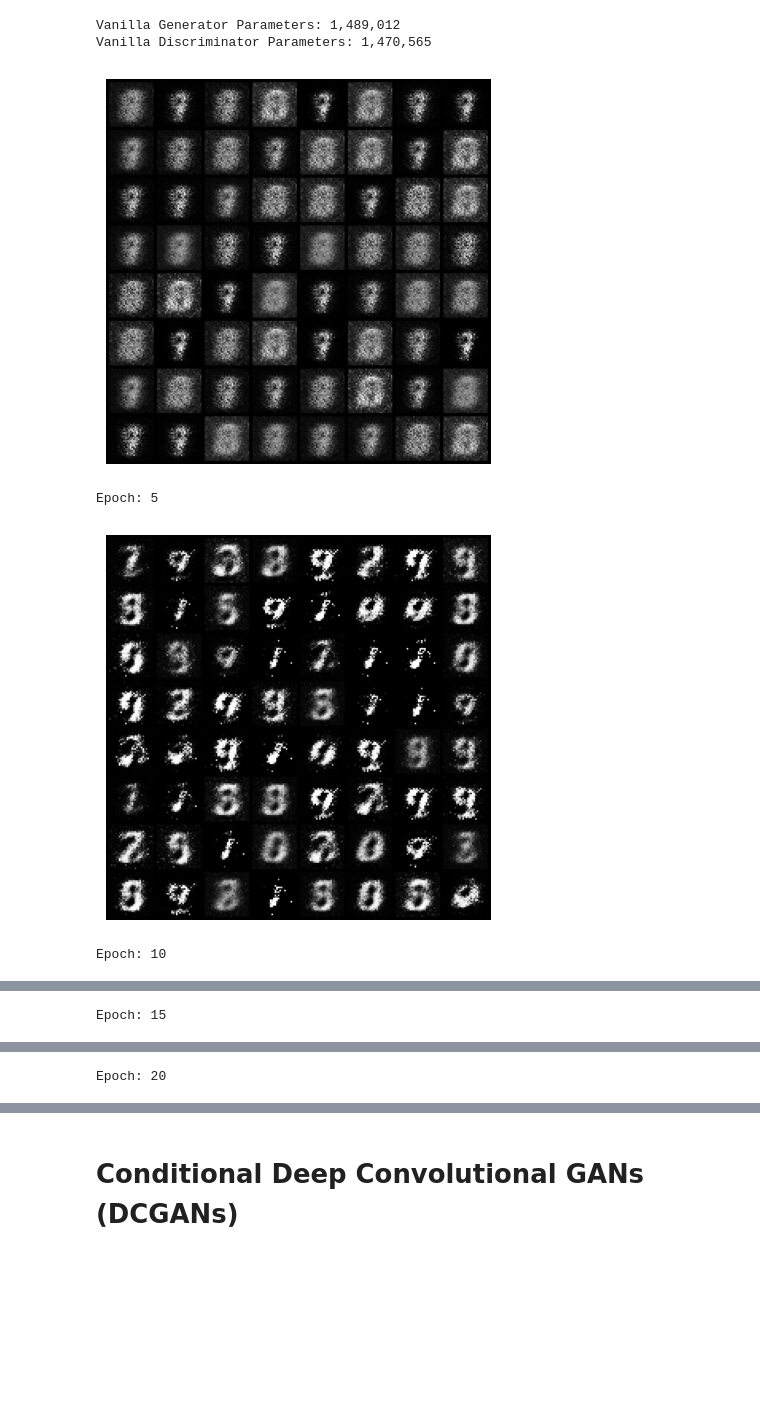
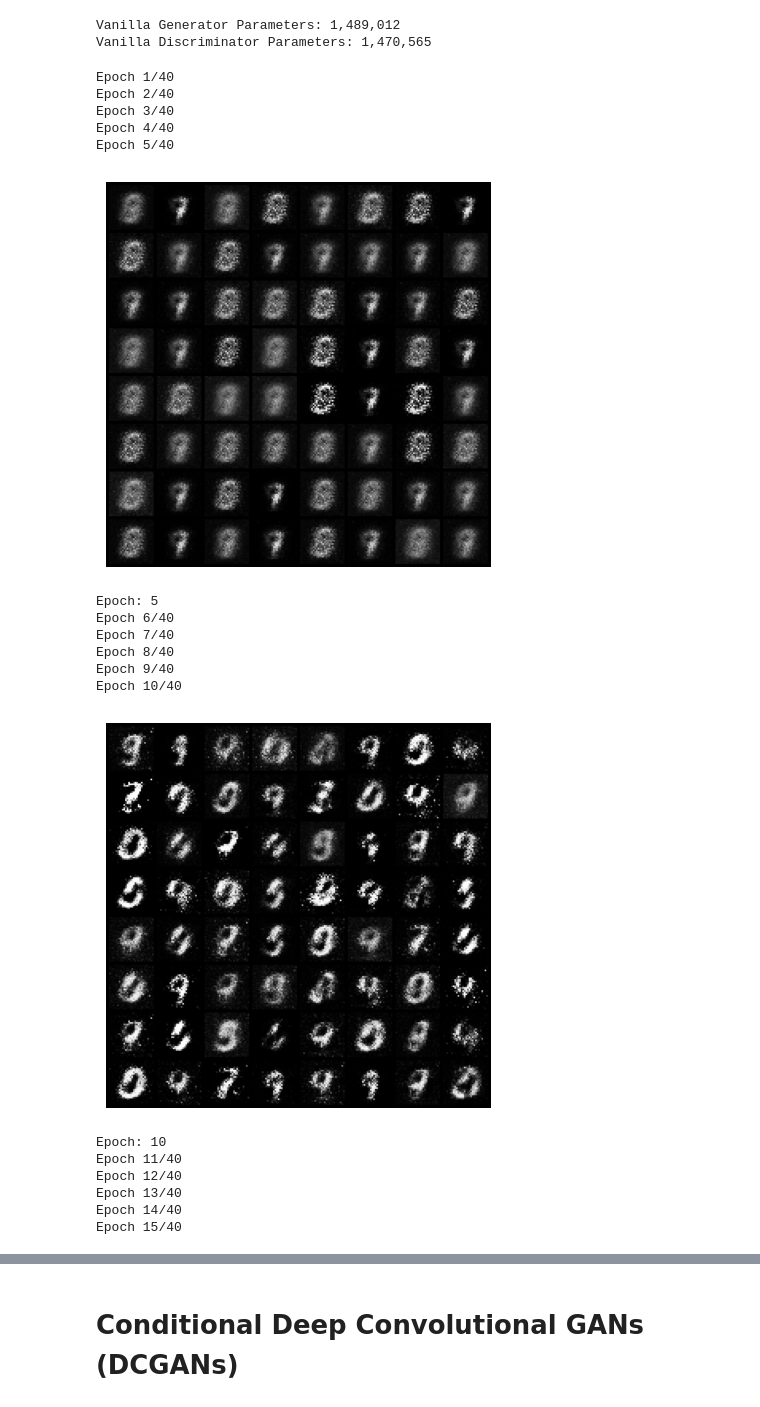
Before and after one commit to kylePellerin/DL-lab7, a Jupyter notebook: lab.ipynb, the cells around one changed output, grey strips where cells are left out. Drawn from its saved outputs; the diff is of its cells as text; code cells hidden in the pictures; blank space fills up the shorter version.

```diff
--- a/lab.ipynb
+++ b/lab.ipynb
@@ -105,8 +125,8 @@ Vanilla Discriminator Parameters: 1,470,565
 # %%
 import torch.optim as optim
 
-d_optimizer = optim.Adam(discriminator.parameters(), lr=0.0002)
-g_optimizer = optim.Adam(generator.parameters(), lr=0.0002)
+d_optimizer = optim.Adam(discriminator_GAN.parameters(), lr=0.0002)
+g_optimizer = optim.Adam(generator_GAN.parameters(), lr=0.0002)
 loss = nn.BCELoss()
 # %%
 def noise(batch_size):
@@ -117,13 +137,13 @@ def discriminator_train_step(real_data, real_labels, fake_data, fake_labels):
     vec_ones = torch.ones(len(real_data), 1).to(device)
     vec_zeros = torch.zeros(len(real_data), 1).to(device)
 
-    discriminator.zero_grad()
+    discriminator_GAN.zero_grad()
 
-    prediction_real = discriminator(real_data, real_labels)
+    prediction_real = discriminator_GAN(real_data, real_labels)
     error_real = loss(prediction_real, vec_ones)
     error_real.backward()
 
-    prediction_fake = discriminator(fake_data, fake_labels)
+    prediction_fake = discriminator_GAN(fake_data, fake_labels)
     error_fake = loss(prediction_fake, vec_zeros)
     error_fake.backward()
 
@@ -135,7 +155,7 @@ def generator_train_step(fake_data, fake_labels):
 
     g_optimizer.zero_grad()
 
-    prediction = discriminator(fake_data, fake_labels)
+    prediction = discriminator_GAN(fake_data, fake_labels)
     error = loss(prediction, vec_ones)
     error.backward()
 
@@ -149,36 +169,52 @@ from torch_snippets import show
 def plot_samples():
   z = torch.randn(64, 100).to(device)
   ordered_labels = torch.tensor([i % 10 for i in range(64)]).to(device)
-  sample_images = generator(z, ordered_labels).data.cpu().view(64, 1, 28, 28)
+  sample_images = generator_GAN(z, ordered_labels).data.cpu().view(64, 1, 28, 28)
   grid = make_grid(sample_images, nrow=8, normalize=True)
   show(grid.cpu().detach().permute(1,2,0), sz=5)
 # %%
 import numpy as np
 #time
-num_epochs = 20
+num_epochs = 40
 for epoch in range(num_epochs):
+    print(f"Epoch {epoch+1}/{num_epochs}")
     N = len(data_loader)
     for _, (images, labels) in enumerate(data_loader):
         n_images = len(images)
 
         real_data = images.view(n_images, -1).to(device)
         real_labels = labels.to(device)
         z = noise(n_images).to(device)
         fake_labels = torch.randint(0, num_class, (n_images,)).to(device)
 
-        fake_data = generator(noise(n_images), fake_labels).to(device)
+        fake_data = generator_GAN(noise(n_images), fake_labels).to(device)
         # fake_data = fake_data
         d_loss = discriminator_train_step(real_data, real_labels, fake_data, fake_labels)
 
         fake_labels = torch.randint(0, num_class, (n_images,)).to(device)
-        fake_data = generator(noise(n_images), fake_labels).to(device)
+        fake_data = generator_GAN(noise(n_images), fake_labels).to(device)
         g_loss = generator_train_step(fake_data, fake_labels)
 
     if (epoch+1) % 5 == 0:
         plot_samples()
         print(f"Epoch: {epoch+1}")
 # %% [output]
+Epoch 1/40
+Epoch 2/40
+Epoch 3/40
+Epoch 4/40
+Epoch 5/40
-[figure, old version]
+[figure, new version]
-Epoch: 5
+Epoch: 5
+Epoch 6/40
+Epoch 7/40
+Epoch 8/40
+Epoch 9/40
+Epoch 10/40
-[figure, old version]
+[figure, new version]
-Epoch: 10
+Epoch: 10
+Epoch 11/40
+Epoch 12/40
+Epoch 13/40
+Epoch 14/40
+Epoch 15/40
@@ -186 +221,0 @@ Epoch: 10
-Epoch: 15
@@ -188 +228,0 @@ Epoch: 15
-Epoch: 20
```
Also changed, not shown: parts of 14 cells of this notebook.
